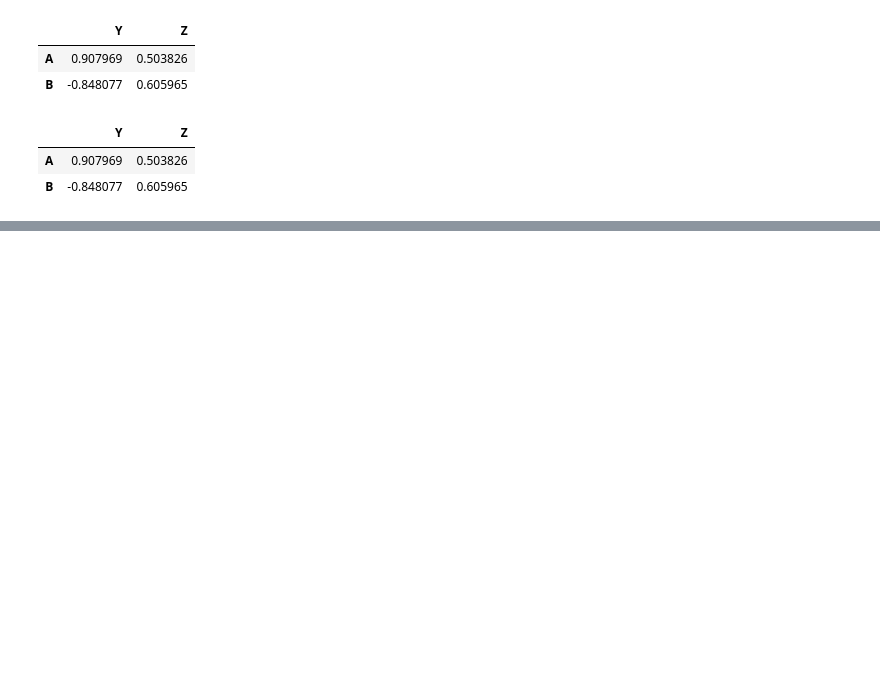
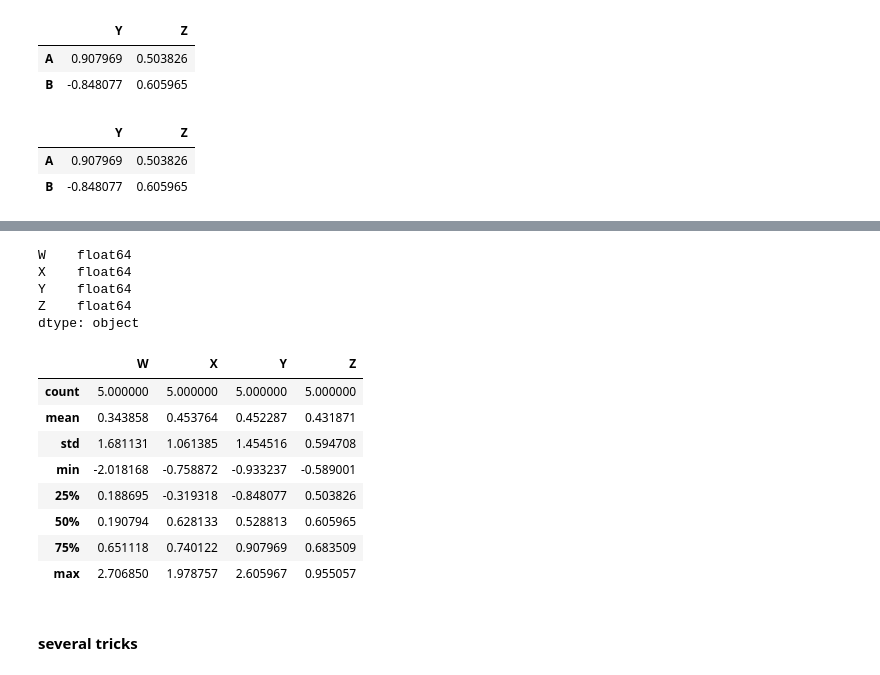
Before and after one commit to ibrahimaltun/udemy-courses, a Jupyter notebook: python-for-time-series-data-analysis/2.pandas.ipynb, the cells around one changed output, grey strips where cells are left out. Drawn from its saved outputs; the diff is of its cells as text; code cells hidden in the pictures; blank space fills up the shorter version.

Commit message:
update pandas notebook with make conditions, get informations, set and reset index etc.

```diff
--- a/python-for-time-series-data-analysis/2.pandas.ipynb
+++ b/python-for-time-series-data-analysis/2.pandas.ipynb
@@ -270,0 +365,2 @@ df.loc[['A', "B"], ["Y","Z"]]
+# %%
+new_ind = "IST ANK KON ERZ URF".split()
@@ -270,0 +371,2 @@ df.loc[['A', "B"], ["Y","Z"]]
+# %%
+df["States"] = new_ind
@@ -270,0 +383,2 @@ df.loc[['A', "B"], ["Y","Z"]]
+# %%
+df.set_index("States", inplace=True)
@@ -270,0 +421,22 @@ df.loc[['A', "B"], ["Y","Z"]]
+# %%
+df.dtypes
+# %% [output]
+W    float64
+X    float64
+Y    float64
+Z    float64
+dtype: object
+# %%
+df.describe()
+# %% [output]
+|  | W | X | Y | Z |
+| count | 5.000000 | 5.000000 | 5.000000 | 5.000000 |
+| mean | 0.343858 | 0.453764 | 0.452287 | 0.431871 |
+| std | 1.681131 | 1.061385 | 1.454516 | 0.594708 |
+| min | -2.018168 | -0.758872 | -0.933237 | -0.589001 |
+| 25% | 0.188695 | -0.319318 | -0.848077 | 0.503826 |
+| 50% | 0.190794 | 0.628133 | 0.528813 | 0.605965 |
+| 75% | 0.651118 | 0.740122 | 0.907969 | 0.683509 |
+| max | 2.706850 | 1.978757 | 2.605967 | 0.955057 |
+# %% [markdown]
+#### several tricks
```
Also changed, not shown: parts of 27 cells of this notebook.
